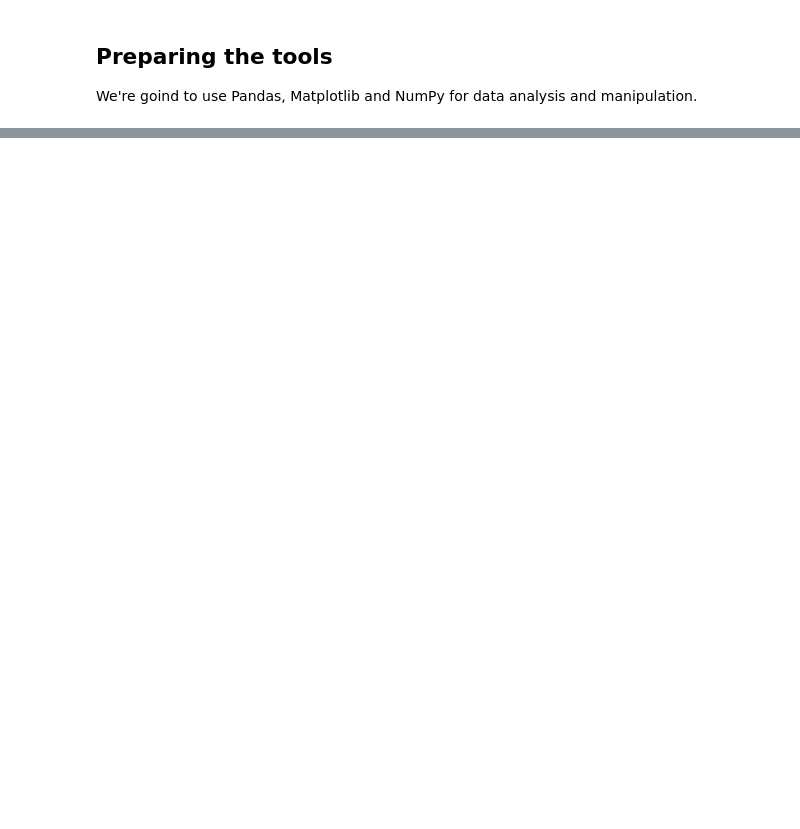
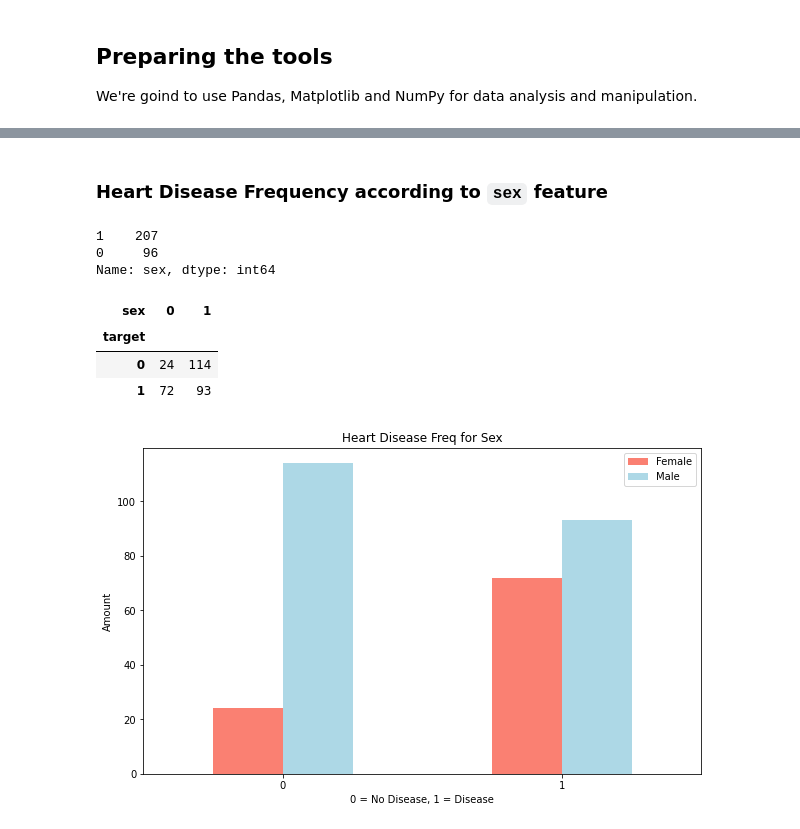
Before and after one commit to dianamelinte23/heart-disease-project, a Jupyter notebook: end-to-end-heart-disease-classification.ipynb, the cells around one changed output, grey strips where cells are left out. Cells and saved outputs as stored; diff of their text form; code cells hidden in the pictures; blank space fills up the shorter version.

```diff
--- a/end-to-end-heart-disease-classification.ipynb
+++ b/end-to-end-heart-disease-classification.ipynb
@@ -76,0 +176,27 @@ from sklearn.metrics import plot_roc_curve
+# %% [markdown]
+### Heart Disease Frequency according to `sex` feature
+# %%
+df.sex.value_counts()
+# %% [output]
+1    207
+0     96
+Name: sex, dtype: int64
+# %%
+# Compare target with sex
+pd.crosstab(df.target, df.sex)
+# %% [output]
+| sex | 0 | 1 |
+| target |  |  |
+| 0 | 24 | 114 |
+| 1 | 72 | 93 |
+# %%
+pd.crosstab(df.target, df.sex).plot(kind="bar",
+                                     figsize = (10, 6),
+                                     color = ["salmon", "lightblue"])
+plt.title("Heart Disease Freq for Sex")
+plt.xlabel("0 = No Disease, 1 = Disease")
+plt.ylabel("Amount")
+plt.legend(["Female", "Male"])
+plt.xticks(rotation = 0);
+# %% [output]
+[figure, added]
```
Also changed, not shown: parts of 18 cells of this notebook.
